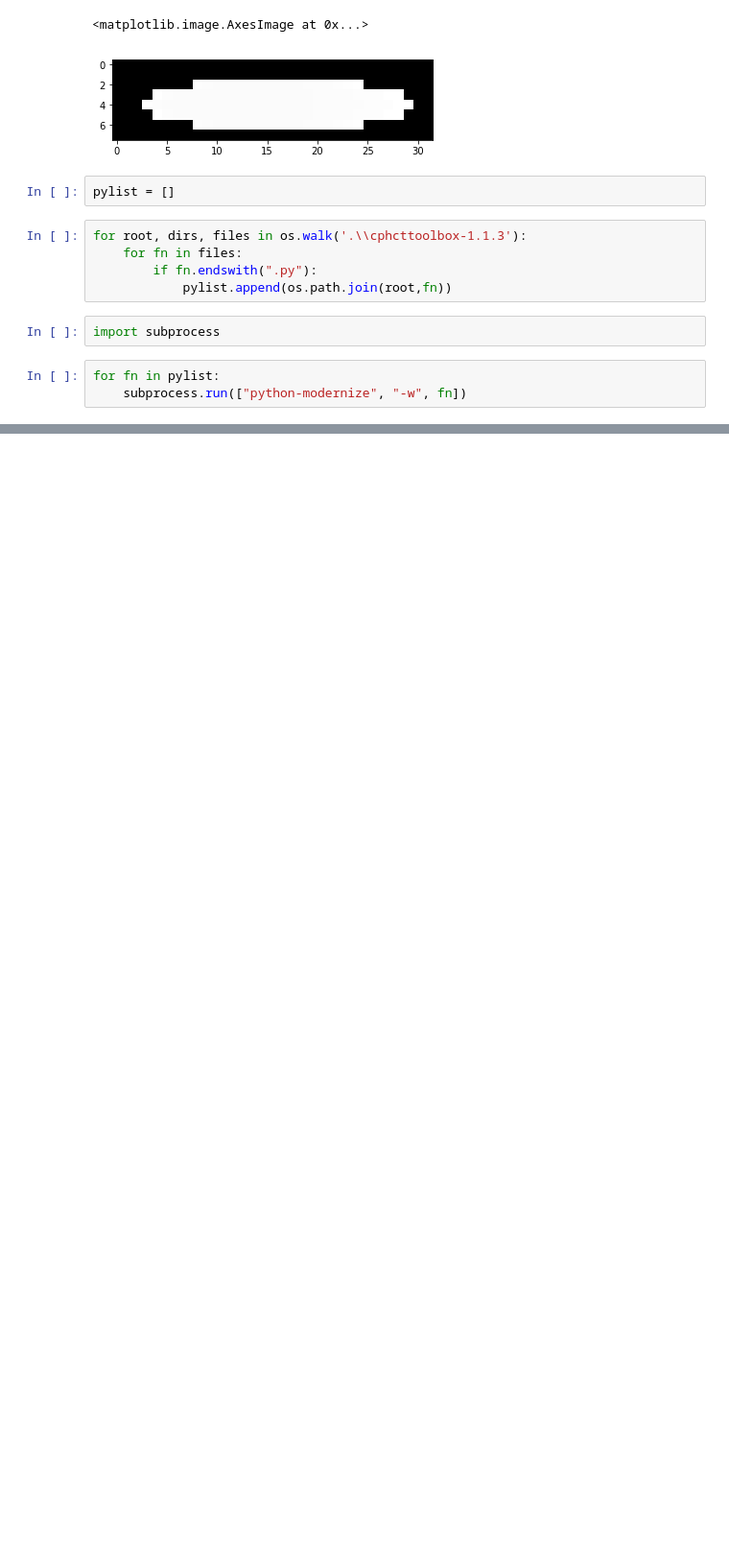
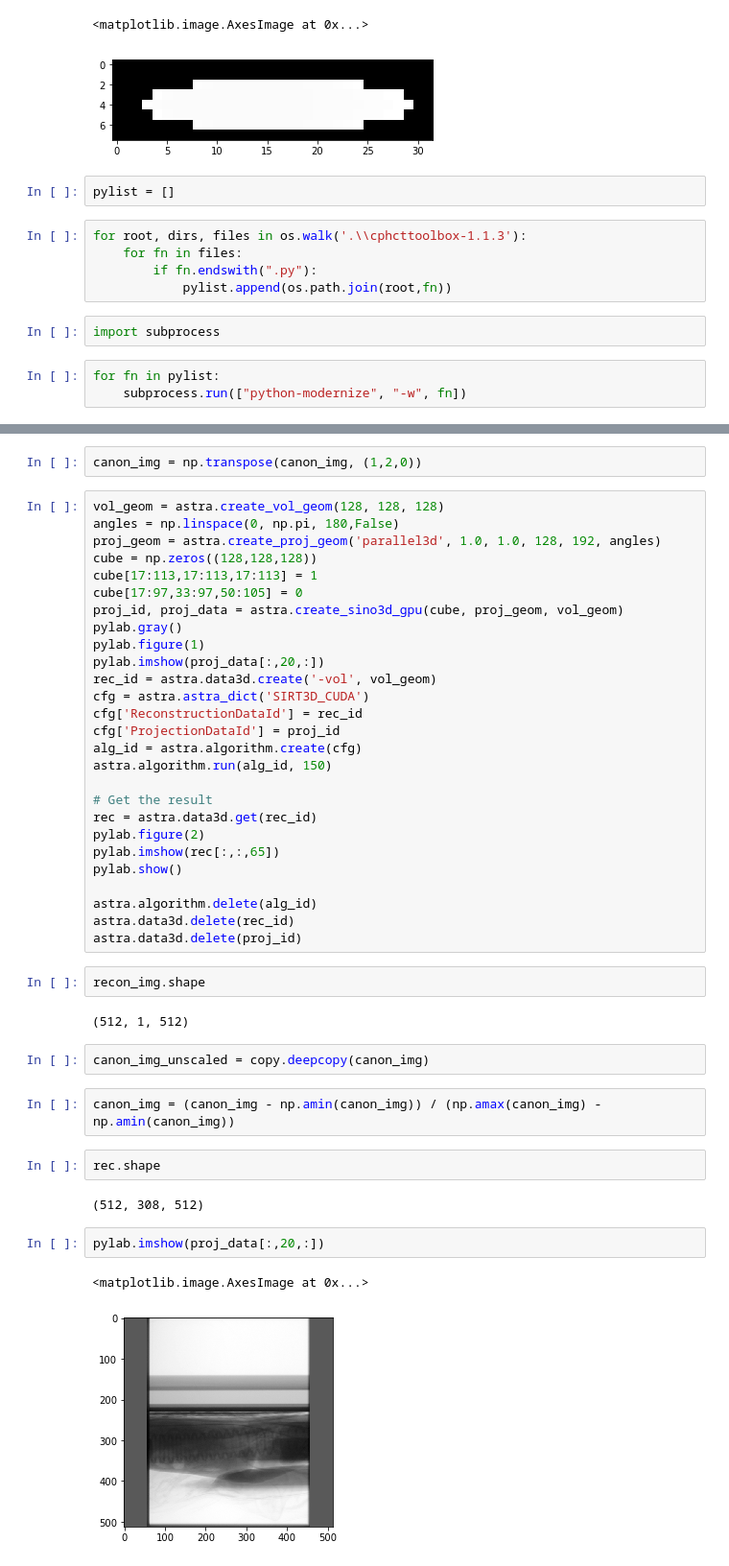
Before and after one commit to clintonjwang/cbct-recon, a Jupyter notebook: main.ipynb, the cells around one changed output, grey strips where cells are left out. Shown at 96% size. Cells and saved outputs as stored; diff of their text form; blank space fills up the shorter version.

```diff
--- a/main.ipynb
+++ b/main.ipynb
@@ -137,0 +143,46 @@ a = a.replace("%%", "%")
+# %%
+canon_img = np.transpose(canon_img, (1,2,0))
+# %%
+vol_geom = astra.create_vol_geom(128, 128, 128)
+angles = np.linspace(0, np.pi, 180,False)
+proj_geom = astra.create_proj_geom('parallel3d', 1.0, 1.0, 128, 192, angles)
+cube = np.zeros((128,128,128))
+cube[17:113,17:113,17:113] = 1
+cube[17:97,33:97,50:105] = 0
+proj_id, proj_data = astra.create_sino3d_gpu(cube, proj_geom, vol_geom)
+pylab.gray()
+pylab.figure(1)
+pylab.imshow(proj_data[:,20,:])
+rec_id = astra.data3d.create('-vol', vol_geom)
+cfg = astra.astra_dict('SIRT3D_CUDA')
+cfg['ReconstructionDataId'] = rec_id
+cfg['ProjectionDataId'] = proj_id
+alg_id = astra.algorithm.create(cfg)
+astra.algorithm.run(alg_id, 150)
+
+# Get the result
+rec = astra.data3d.get(rec_id)
+pylab.figure(2)
+pylab.imshow(rec[:,:,65])
+pylab.show()
+
+astra.algorithm.delete(alg_id)
+astra.data3d.delete(rec_id)
+astra.data3d.delete(proj_id)
+# %%
+recon_img.shape
+# %% [output]
+(512, 1, 512)
+# %%
+canon_img_unscaled = copy.deepcopy(canon_img)
+# %%
+canon_img = (canon_img - np.amin(canon_img)) / (np.amax(canon_img) - np.amin(canon_img))
+# %%
+rec.shape
+# %% [output]
+(512, 308, 512)
+# %%
+pylab.imshow(proj_data[:,20,:])
+# %% [output]
+<matplotlib.image.AxesImage at 0x...>
+[figure, added]
```
Also changed, not shown: parts of 29 cells of this notebook.
